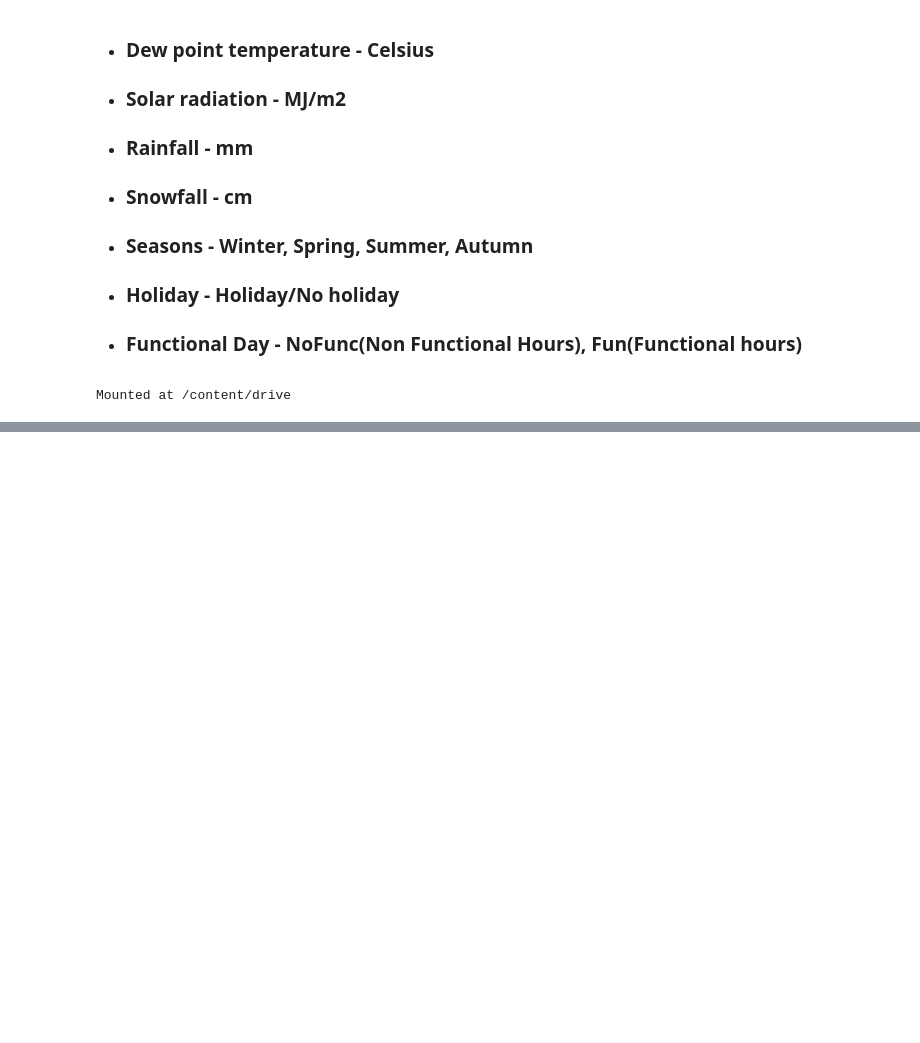
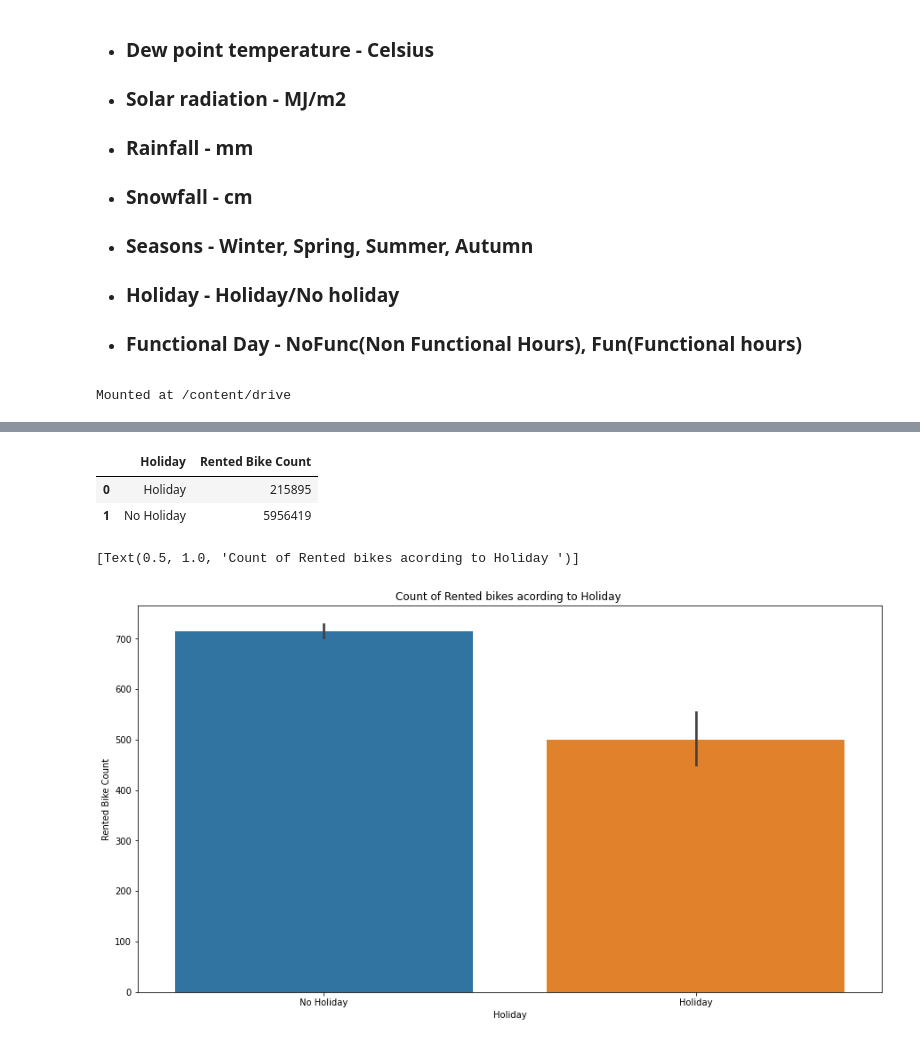
Before and after one commit to Rochakr4/Bike-Sharing-Demand-Prediction---Capstone-Project, a Jupyter notebook: Bike_Sharing_Demand_Prediction_Capstone_Project.ipynb, the cells around one changed output, grey strips where cells are left out. Cells and saved outputs as stored; diff of their text form; code cells hidden in the pictures; blank space fills up the shorter version.

```diff
--- a/Bike_Sharing_Demand_Prediction_Capstone_Project.ipynb
+++ b/Bike_Sharing_Demand_Prediction_Capstone_Project.ipynb
@@ -76,0 +205,13 @@ bike_df=pd.read_csv('/content/drive/MyDrive/SeoulBikeData.csv',encoding = 'unico
+# %%
+bike_df.groupby('Holiday')['Rented Bike Count'].sum().reset_index()
+# %% [output]
+|  | Holiday | Rented Bike Count |
+| 0 | Holiday | 215895 |
+| 1 | No Holiday | 5956419 |
+# %%
+fig,ax=plt.subplots(figsize=(15,8))
+sns.barplot(data=bike_df,x='Holiday',y='Rented Bike Count')
+ax.set(title='Count of Rented bikes acording to Holiday ')
+# %% [output]
+[Text(0.5, 1.0, 'Count of Rented bikes acording to Holiday ')]
+[figure, added]
```
Also changed, not shown: parts of 18 cells of this notebook.
